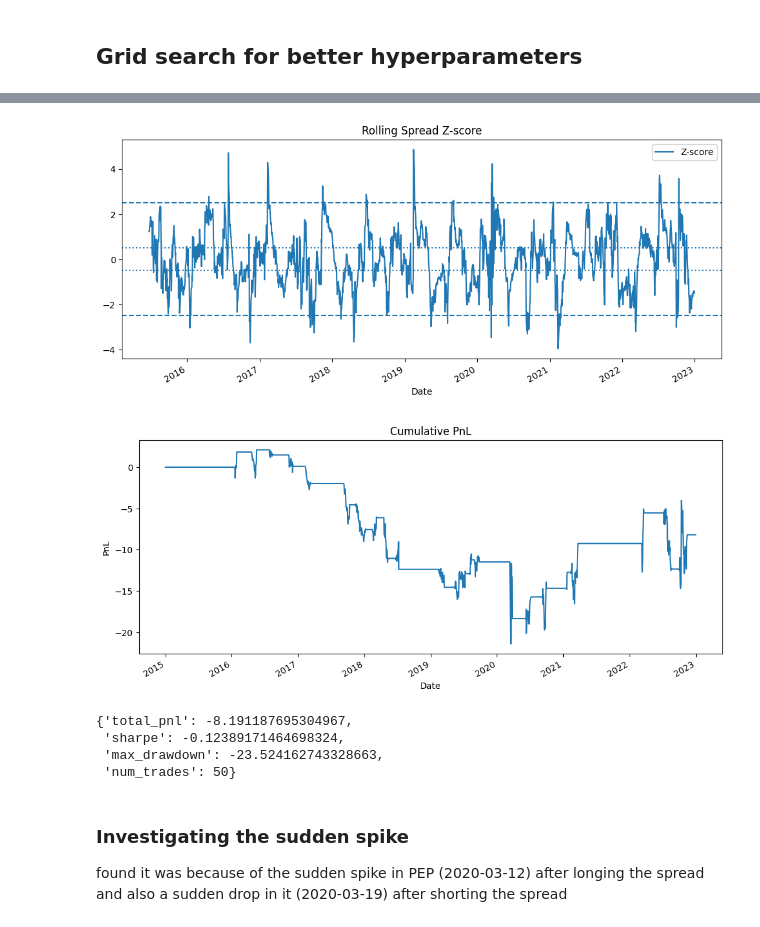
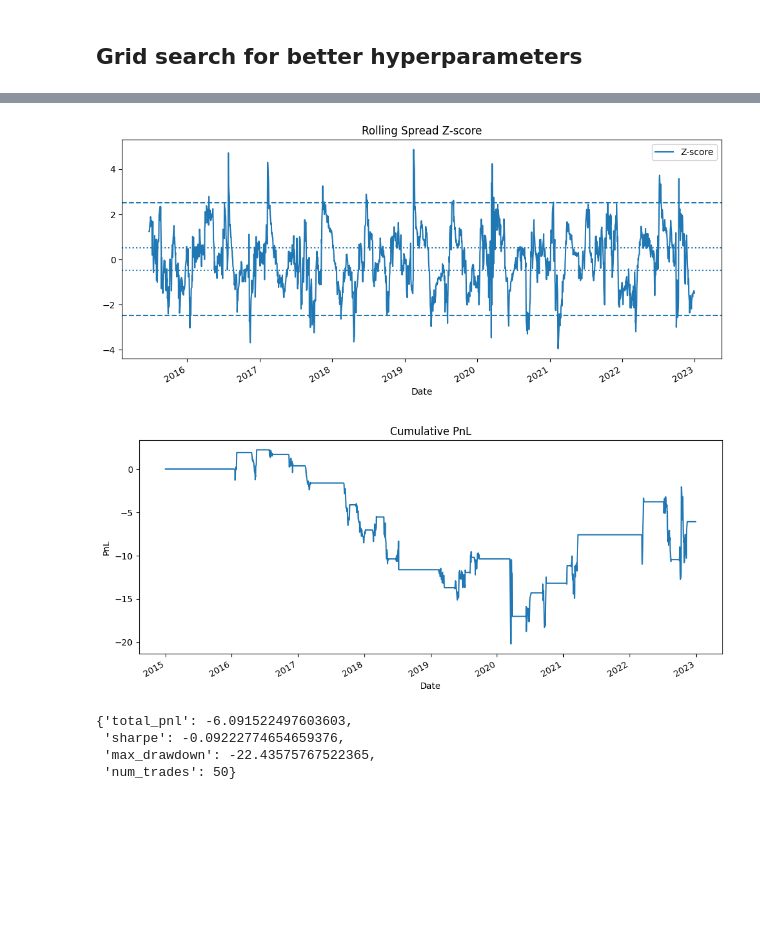
Before and after one commit to h7karu/PEP_KO_pairs_trading, a Jupyter notebook: notebooks/backtest_rolling.ipynb, the cells around one changed output, grey strips where cells are left out. Cells and saved outputs as stored; diff of their text form; code cells hidden in the pictures; blank space fills up the shorter version.

```diff
--- a/notebooks/backtest_rolling.ipynb
+++ b/notebooks/backtest_rolling.ipynb
@@ -144,44 +159,41 @@ experiment_results.sort_values("sharpe", ascending=False)
 window = 60
 entry = 2.5
 exit = 0.5
-tc_rate = 0.0005
+tc_rate = 0.0002
 slippage_rate = 0.0005
 
 hedge_ratios = rolling_hedge_ratio(lp, window=window)
 spread = compute_rolling_spread(lp, hedge_ratios)
 zscore = compute_rolling_zscore(spread, window=window)
 positions = generate_positions(zscore, entry=entry, exit=exit)
 
 results = run_backtest(
     prices=prices, positions=positions,
     hedge_ratios=hedge_ratios, tc_rate=tc_rate, slippage_rate=slippage_rate,
 )
 
 plt.figure(figsize=(12, 5))
 zscore.plot(label="Z-score")
 plt.axhline(entry, linestyle="--")
 plt.axhline(-entry, linestyle="--")
 plt.axhline(exit, linestyle=":")
 plt.axhline(-exit, linestyle=":")
 plt.title("Rolling Spread Z-score")
 plt.legend()
 plt.show()
 
 plt.figure(figsize=(12, 5))
 results["cum_pnl"].plot()
 plt.title("Cumulative PnL")
 plt.ylabel("PnL")
 plt.show()
 
 summary = summarize_results(results)
 summary
 # %% [output]
 [figure]
-[figure, old version]
+[figure, new version]
-{'total_pnl': -8.191187695304967,
- 'sharpe': -0.12389171464698324,
- 'max_drawdown': -23.524162743328663,
+{'total_pnl': -6.091522497603603,
+ 'sharpe': -0.09222774654659376,
+ 'max_drawdown': -22.43575767522365,
  'num_trades': 50}
-# %% [markdown]
-### Investigating the sudden spike
-found it was because of the sudden spike in PEP (2020-03-12) after longing the spread and also a sudden drop in it (2020-03-19) after shorting the spread
```
Also changed, not shown: parts of 7 cells of this notebook, 2 other files.
